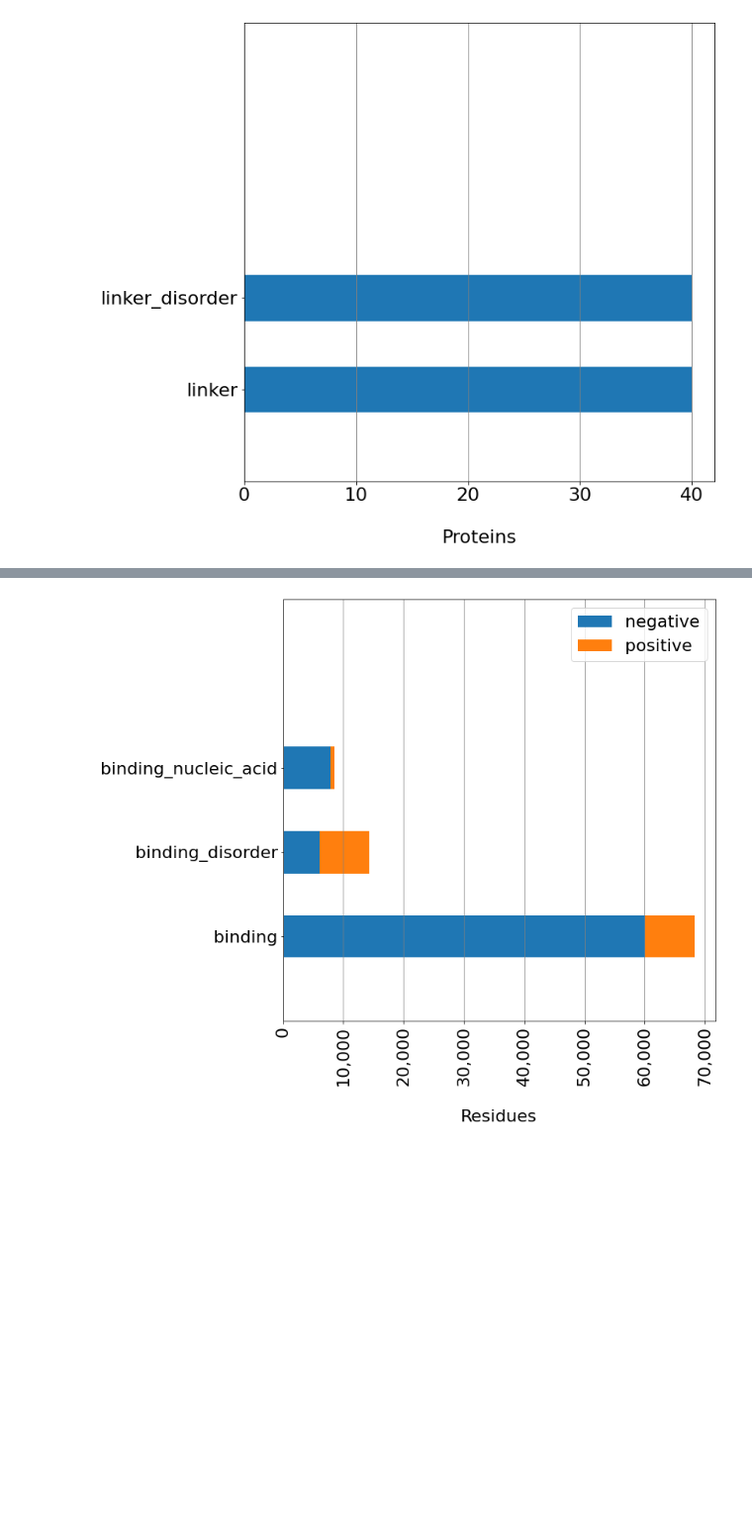
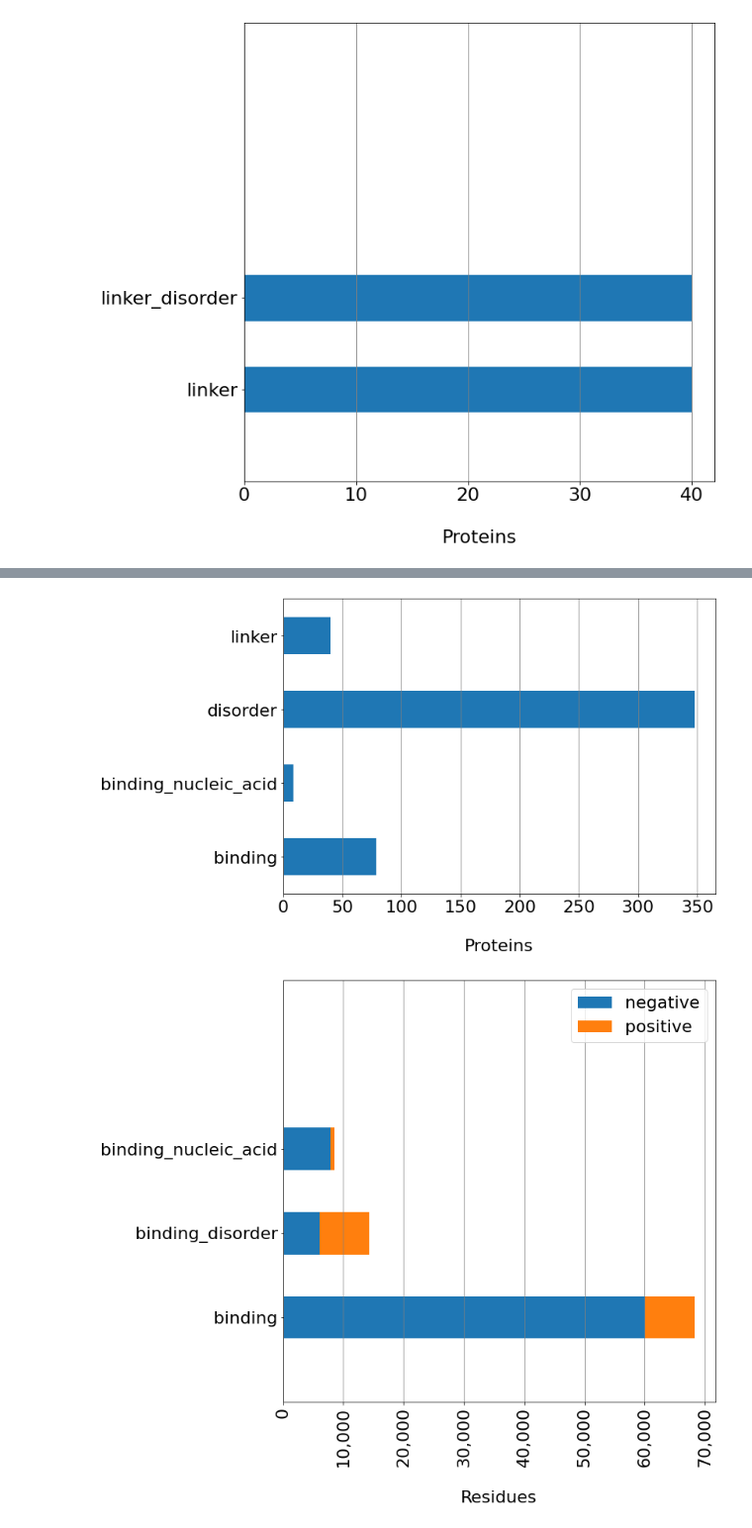
Before and after one commit to BioComputingUP/caid2-reference, a Jupyter notebook: src/references_stats.ipynb, the cells around one changed output, grey strips where cells are left out. Shown at 99% size. Saved outputs shown, nothing was run; the diff lists cells and outputs as text; code cells hidden in the pictures; blank space fills up the shorter version.

```diff
--- a/src/references_stats.ipynb
+++ b/src/references_stats.ipynb
@@ -35,9 +35,9 @@ for reference_file in os.listdir(references_dir):
         for name in data:
             for i, (aa, val) in enumerate(zip(*data[name])):
                 tuples.append((group, reference_name, name, i + 1, aa, val))
-df = pd.DataFrame(tuples, columns=['group', 'reference', 'disprot_id', 'pos', 'aa', 'value'])
-df.set_index(['group', 'reference', 'disprot_id', 'pos', 'aa'], inplace=True)
-df
+df_references = pd.DataFrame(tuples, columns=['group', 'reference', 'disprot_id', 'pos', 'aa', 'value'])
+df_references.set_index(['group', 'reference', 'disprot_id', 'pos', 'aa'], inplace=True)
+df_references
 # %% [output]
 |  |  |  |  |  | value |
 | group | reference | disprot_id | pos | aa |  |
@@ -71,3 +71,7 @@ for group, df_g in df.groupby(level='group'):
 [figure]
 [figure]
 [figure]
+# %%
+idx = pd.IndexSlice
+df_references.loc[idx[:, ['disorder', 'linker', 'binding', 'binding_nucleic_acid'], :, :, :], :]
+# df_references.index.get_level_values('reference').unique()
@@ -74,2 +93,19 @@ for group, df_g in df.groupby(level='group'):
+# %%
+# Proteins
+df2 = df_references.loc[idx[:, ['disorder', 'linker', 'binding', 'binding_nucleic_acid'], :, :, :], :].sort_values(by)
+df2 = df2.reset_index(level='disprot_id').groupby(['reference'])['disprot_id'].nunique().reset_index().set_index('reference')
+# print(df2)
+
+fig, ax = plt.subplots(figsize=(10, 7))
+df2.plot(kind='barh', width=0.5, ax=ax)
+ax.xaxis.grid()
+# ax.set_ybound(-1, 4)
+ax.get_legend().remove()
+ax.set_xlabel('Proteins', labelpad=30)
+
+fig.gca().set_ylabel("")
+fig.savefig("{}/stat_proteins.png".format(fig_dir), dpi=300, bbox_inches='tight')
+# %% [output]
+[figure, added]
 # %%
 # TODO print the ratio (%) on top of the bars
```
Also changed, not shown: parts of 10 cells of this notebook, 2 other files.
